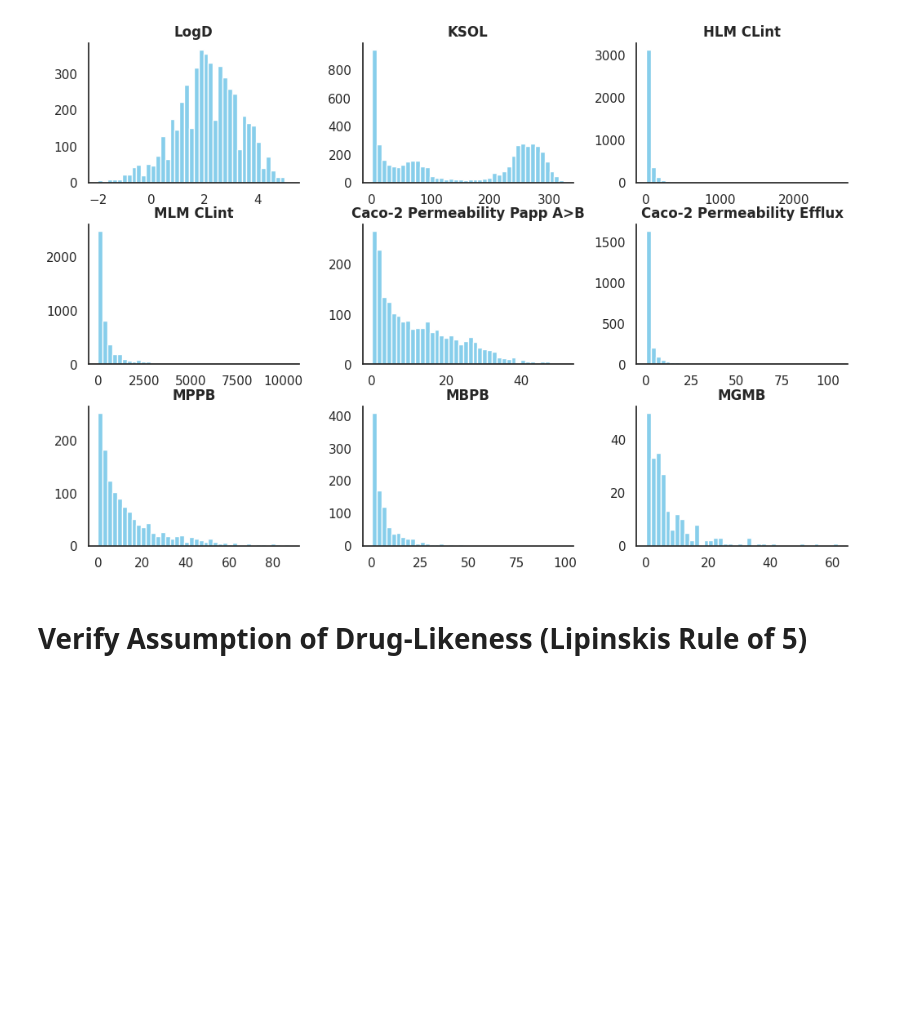
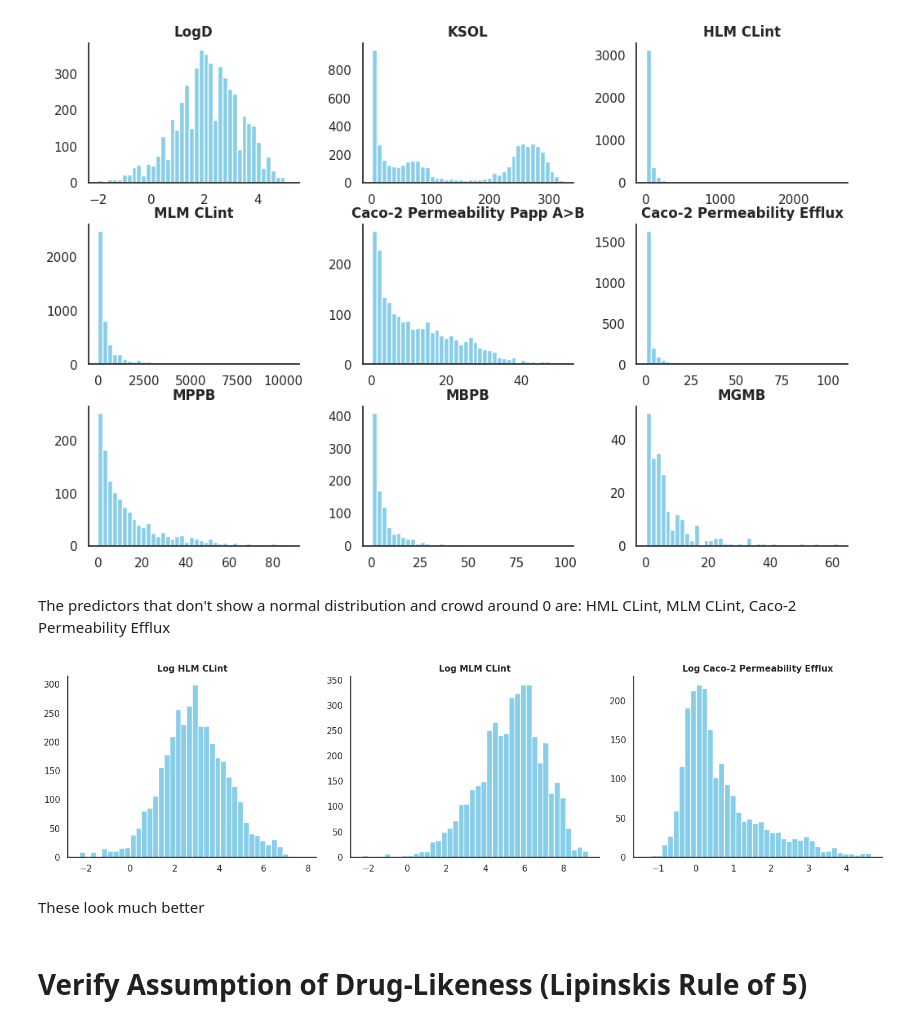
Before and after one commit to JacobMastrandrea/ADMET-Drug-Predictor, a Jupyter notebook: EDA.ipynb, the cells around one changed output. Drawn from its saved outputs; the diff is of its cells as text; code cells hidden in the pictures; blank space fills up the shorter version.

Commit message:
Visualizing log transformed columns and beginning to organize the preprocessing file

```diff
--- a/EDA.ipynb
+++ b/EDA.ipynb
@@ -51,6 +52,41 @@ raw_data.describe()
 | 75% | 2.900000 | 260.000000 | 44.200000 | 585.975000 | 19.425000 | 2.890000 | 20.250000 | 8.975000 | ... |
 | max | 5.200000 | 325.000000 | 2589.900000 | 10354.800000 | 51.410000 | 105.640000 | 87.600000 | 99.230000 | ... |
 [figure]
+# %% [markdown]
+The predictors that don't show a normal distribution and crowd around 0 are:
+HML CLint,
+MLM CLint,
+Caco-2 Permeability Efflux
+# %%
+log_transformed_data = raw_data.copy() #Create a new df, to retain raw data for record keeping
+
+# --Ensure there are no negative
+log_transformed_data['HLM CLint'] = log_transformed_data['HLM CLint'].apply(lambda x: x if x>0 else np.nan)
+log_transformed_data['MLM CLint'] = log_transformed_data['MLM CLint'].apply(lambda x: x if x>0 else np.nan)
+log_transformed_data['Caco-2 Permeability Efflux'] = log_transformed_data['Caco-2 Permeability Efflux'].apply(lambda x: x if x>0 else np.nan)
+
+# --Log transform columns
+log_transformed_data['Log HLM CLint'] = np.log(log_transformed_data['HLM CLint'])
+log_transformed_data['Log MLM CLint'] = np.log(log_transformed_data['MLM CLint'])
+log_transformed_data['Log Caco-2 Permeability Efflux'] = np.log(log_transformed_data['Caco-2 Permeability Efflux'])
+# %%
+# --Check the histograms of the new log transformed columns
+log_cols = ['Log HLM CLint', 'Log MLM CLint', 'Log Caco-2 Permeability Efflux']
+
+fig, axes = plt.subplots(1, 3, figsize=(15, 4))
+
+for ax, col in zip(axes, log_cols):
+    log_transformed_data[col].hist(bins=40, grid=False, color='skyblue',
+                                    edgecolor='white', ax=ax)
+    ax.set_title(col, fontweight='bold', fontsize=11)
+    sns.despine(ax=ax)
+
+plt.tight_layout()
+plt.show()
+# %% [output]
+[figure, added]
+# %% [markdown]
+These look much better
 # %% [markdown]
 # Verify Assumption of Drug-Likeness (Lipinskis Rule of 5)
 # %%
```
Also changed, not shown: parts of 2 cells of this notebook, 1 other file.
